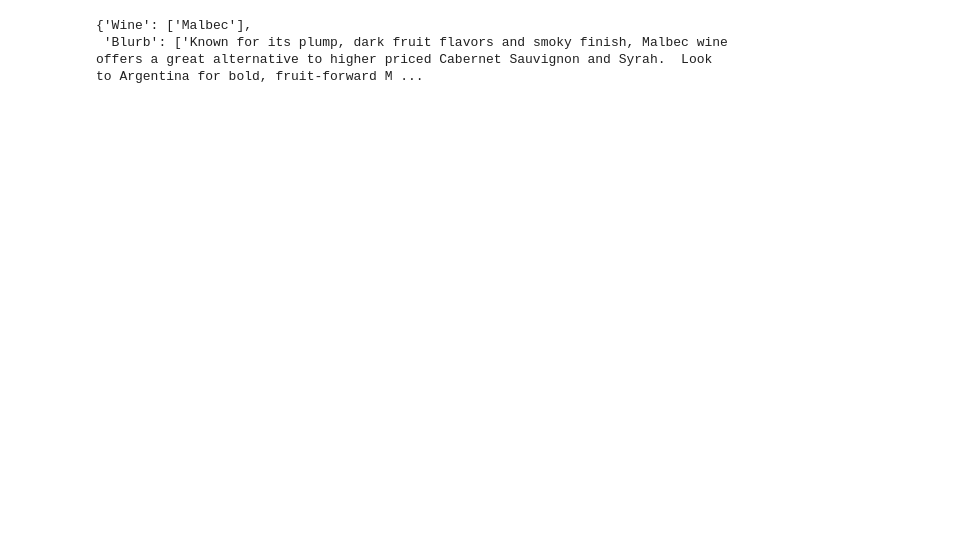
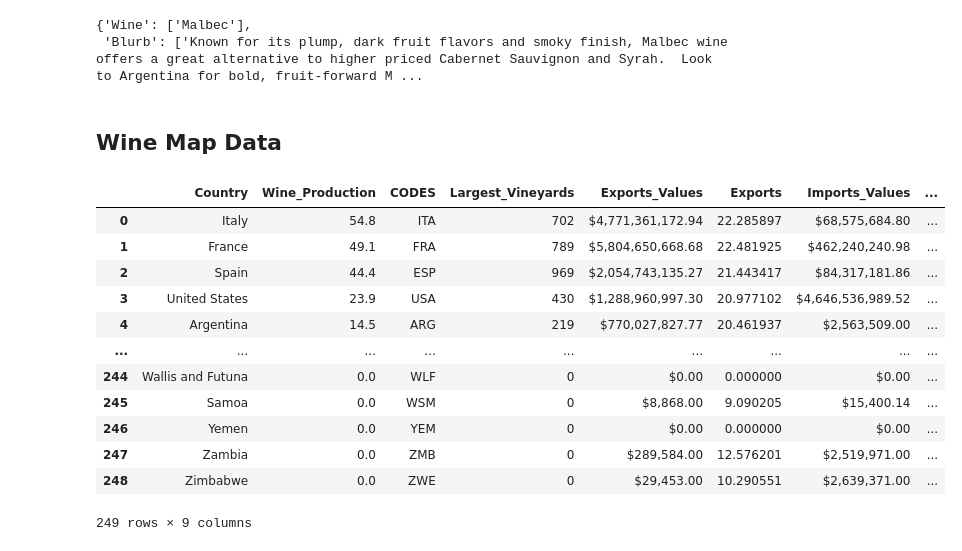
Before and after one commit to SaifeelMomin/PocketSom, a Jupyter notebook: stage/sandbox.ipynb, the cells around one changed output. Drawn from its saved outputs; the diff is of its cells as text; code cells hidden in the pictures; blank space fills up the shorter version.

```diff
--- a/stage/sandbox.ipynb
+++ b/stage/sandbox.ipynb
@@ -125,3 +124,25 @@ data
 # %% [output]
 {'Wine': ['Malbec'],
  'Blurb': ['Known for its plump, dark fruit flavors and smoky finish, Malbec wine offers a great alternative to higher priced Cabernet Sauvignon and Syrah.  Look to Argentina for bold, fruit-forward M ...
+# %% [markdown]
+## Wine Map Data
+# %%
+qry = (
+session.query("* from world_wine_data").statement
+)
+df = pd.read_sql_query(qry, engine).drop(columns = "ID")
+df
+# %% [output]
+|  | Country | Wine_Production | CODES | Largest_Vineyards | Exports_Values | Exports | Imports_Values | ... |
+| 0 | Italy | 54.8 | ITA | 702 | $4,771,361,172.94 | 22.285897 | $68,575,684.80 | ... |
+| 1 | France | 49.1 | FRA | 789 | $5,804,650,668.68 | 22.481925 | $462,240,240.98 | ... |
+| 2 | Spain | 44.4 | ESP | 969 | $2,054,743,135.27 | 21.443417 | $84,317,181.86 | ... |
+| 3 | United States | 23.9 | USA | 430 | $1,288,960,997.30 | 20.977102 | $4,646,536,989.52 | ... |
+| 4 | Argentina | 14.5 | ARG | 219 | $770,027,827.77 | 20.461937 | $2,563,509.00 | ... |
+| ... | ... | ... | ... | ... | ... | ... | ... | ... |
+| 244 | Wallis and Futuna | 0.0 | WLF | 0 | $0.00 | 0.000000 | $0.00 | ... |
+| 245 | Samoa | 0.0 | WSM | 0 | $8,868.00 | 9.090205 | $15,400.14 | ... |
+| 246 | Yemen | 0.0 | YEM | 0 | $0.00 | 0.000000 | $0.00 | ... |
+| 247 | Zambia | 0.0 | ZMB | 0 | $289,584.00 | 12.576201 | $2,519,971.00 | ... |
+| 248 | Zimbabwe | 0.0 | ZWE | 0 | $29,453.00 | 10.290551 | $2,639,371.00 | ... |
+249 rows × 9 columns
```
Also changed, not shown: parts of 8 cells of this notebook, 1 other file.
